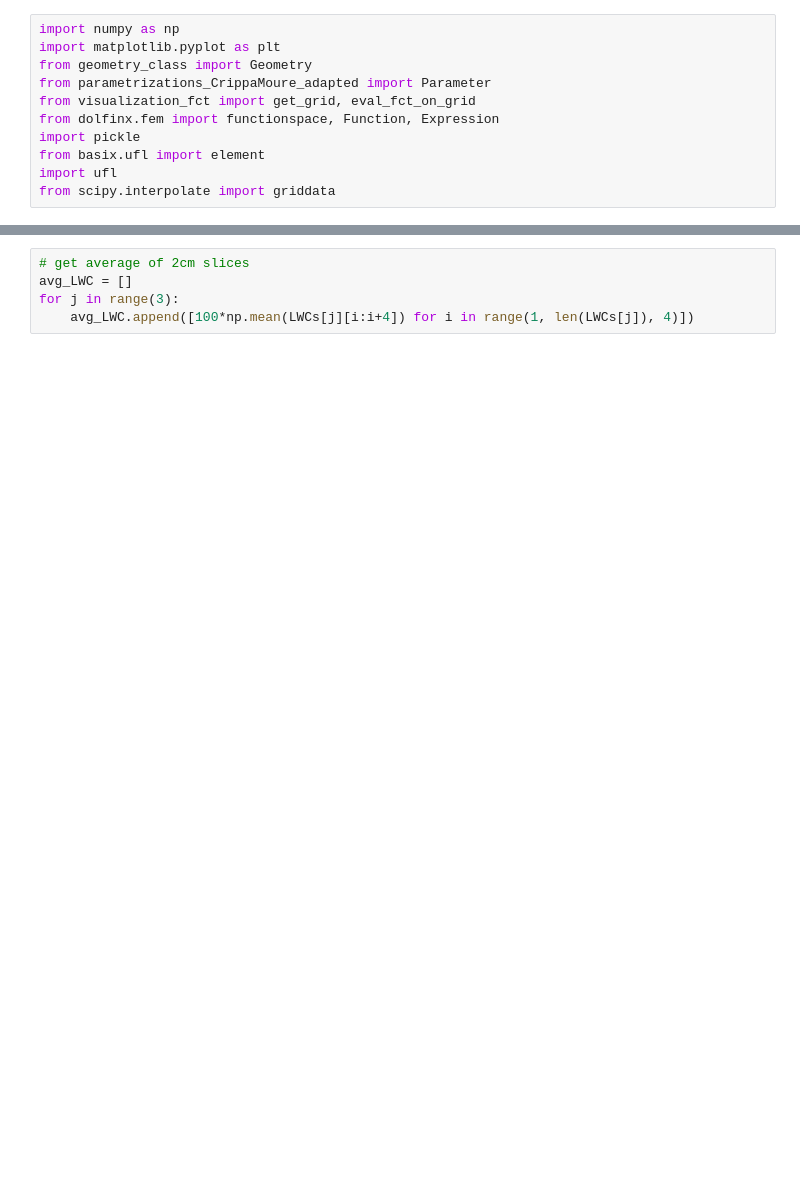
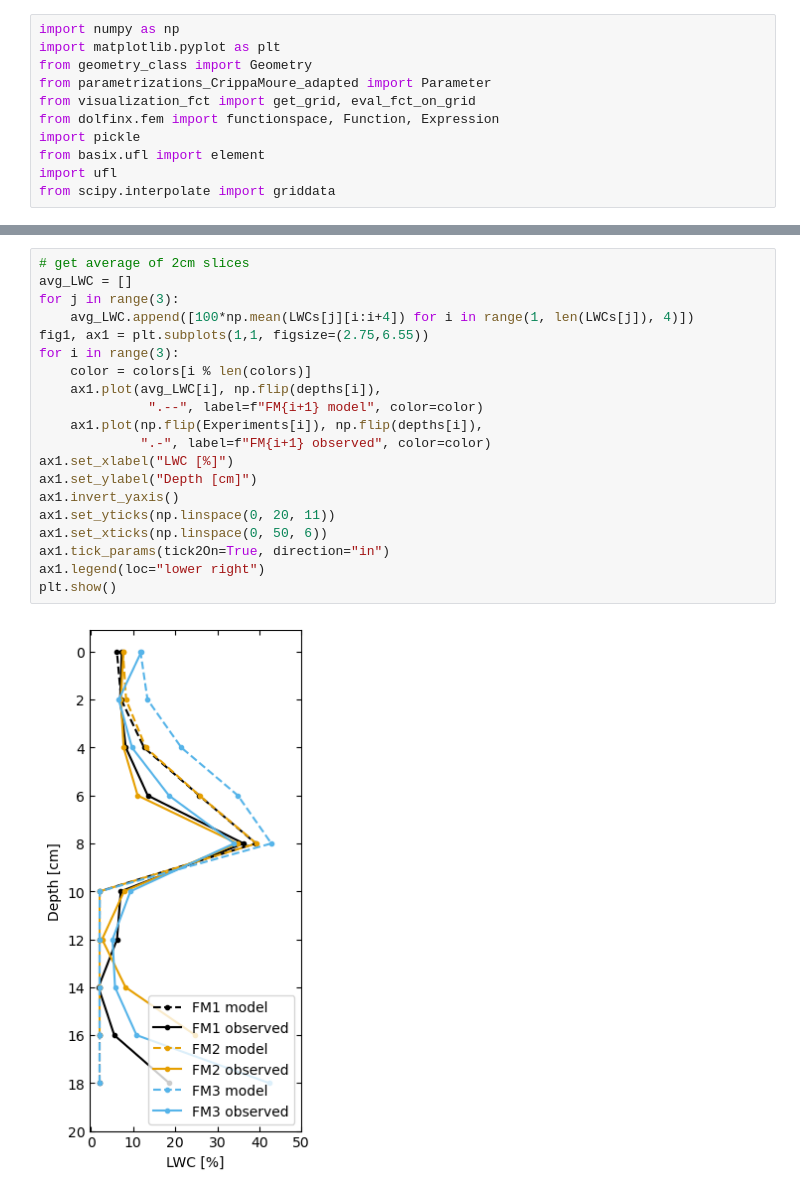
Before and after one commit to lannika-ut/Masterarbeit, a Jupyter notebook: visualize_Avanzi.ipynb, the cells around one changed output, grey strips where cells are left out. Saved outputs shown, nothing was run; the diff lists cells and outputs as text; blank space fills up the shorter version.

```diff
--- a/visualize_Avanzi.ipynb
+++ b/visualize_Avanzi.ipynb
@@ -97,5 +175,22 @@ ax.legend(loc="lower right")
 # %%
 # get average of 2cm slices
 avg_LWC = []
 for j in range(3):
     avg_LWC.append([100*np.mean(LWCs[j][i:i+4]) for i in range(1, len(LWCs[j]), 4)])
+fig1, ax1 = plt.subplots(1,1, figsize=(2.75,6.55))
+for i in range(3):
+    color = colors[i % len(colors)]
+    ax1.plot(avg_LWC[i], np.flip(depths[i]),
+              ".--", label=f"FM{i+1} model", color=color)
+    ax1.plot(np.flip(Experiments[i]), np.flip(depths[i]),
+             ".-", label=f"FM{i+1} observed", color=color)
+ax1.set_xlabel("LWC [%]")
+ax1.set_ylabel("Depth [cm]")
+ax1.invert_yaxis()
+ax1.set_yticks(np.linspace(0, 20, 11))
+ax1.set_xticks(np.linspace(0, 50, 6))
+ax1.tick_params(tick2On=True, direction="in")
+ax1.legend(loc="lower right")
+plt.show()
+# %% [output]
+[figure, added]
```
Also changed, not shown: parts of 8 cells of this notebook, 2 other files.
